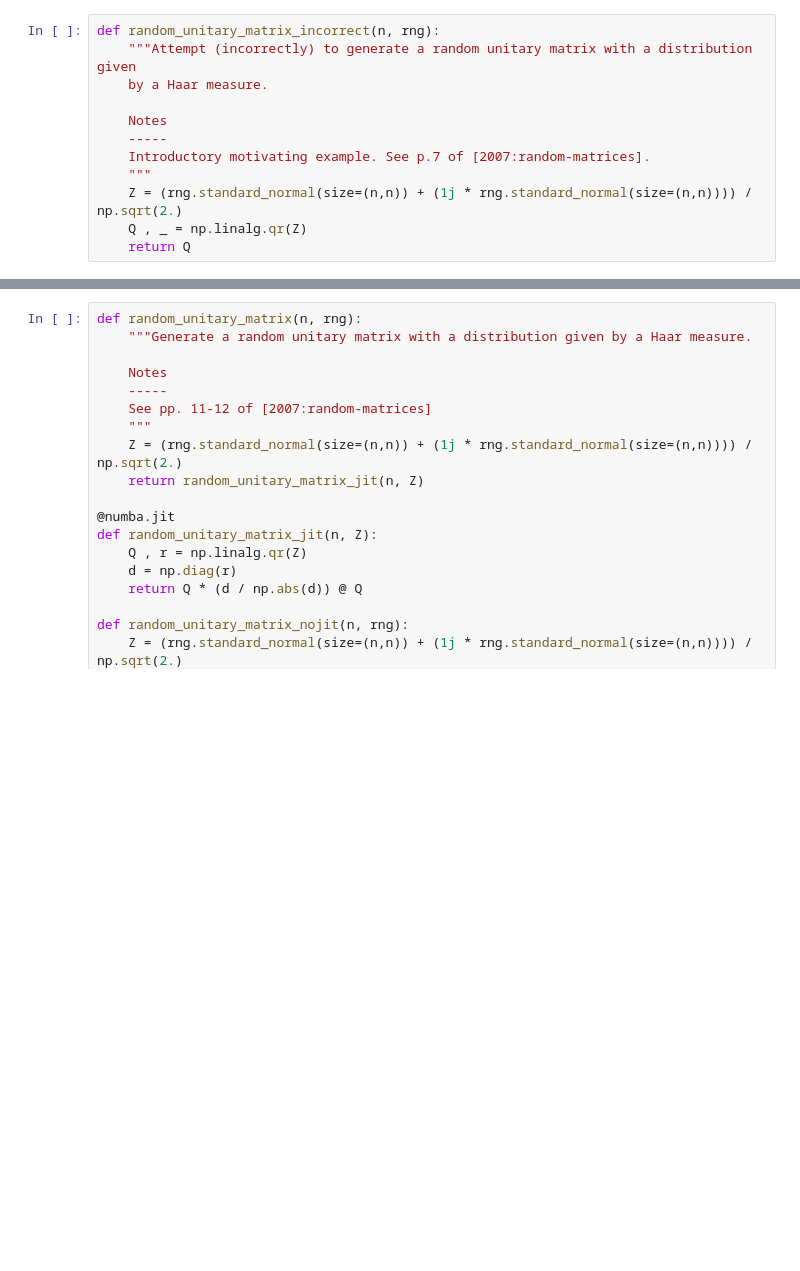
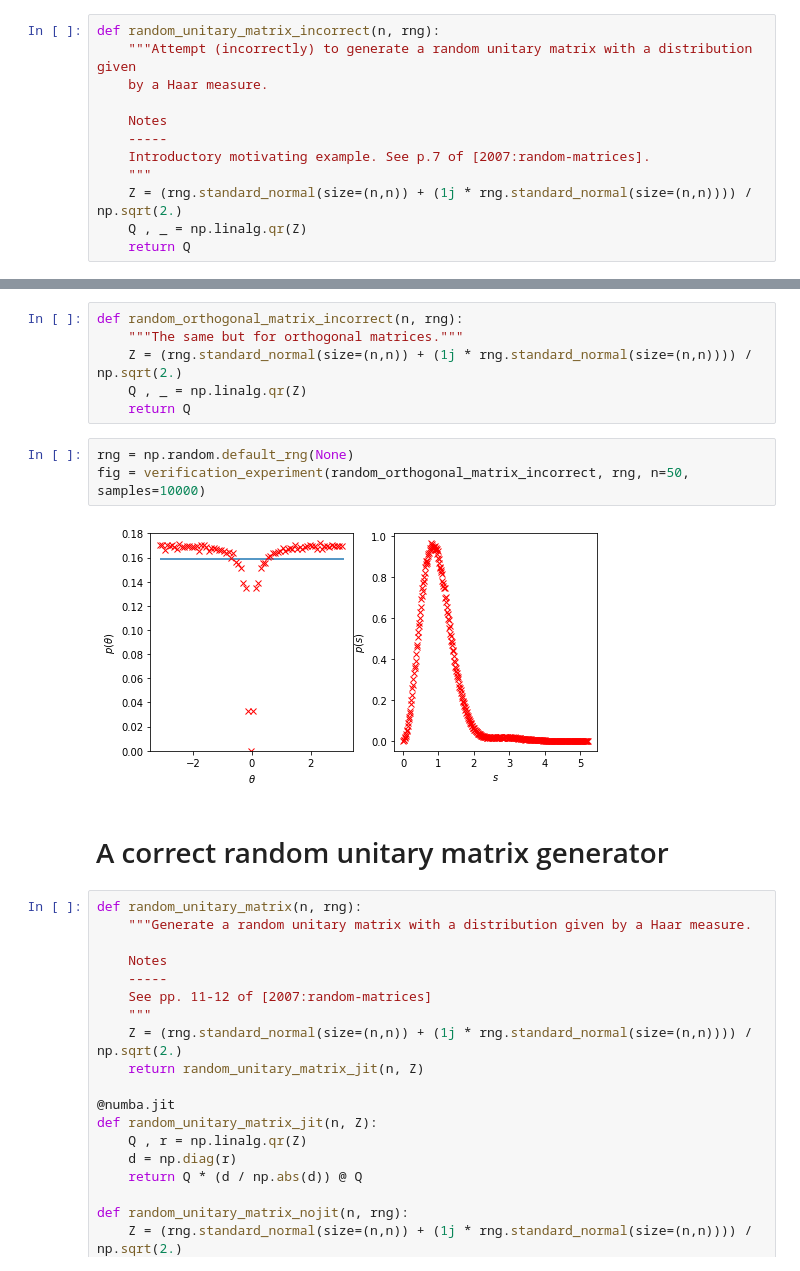
Before and after one commit to pocs-anguilla/anguilla, a Jupyter notebook: notebooks/prototypes/random_matrices.ipynb, the cells around one changed output, grey strips where cells are left out. Drawn from its saved outputs; the diff is of its cells as text; blank space fills up the shorter version.

```diff
--- a/notebooks/prototypes/random_matrices.ipynb
+++ b/notebooks/prototypes/random_matrices.ipynb
@@ -67,3 +71,16 @@ fig = verification_experiment(random_unitary_matrix_incorrect, rng, n=50, sample
+# %%
+def random_orthogonal_matrix_incorrect(n, rng):
+    """The same but for orthogonal matrices."""
+    Z = (rng.standard_normal(size=(n,n)) + (1j * rng.standard_normal(size=(n,n)))) / np.sqrt(2.)
+    Q , _ = np.linalg.qr(Z)
+    return Q
+# %%
+rng = np.random.default_rng(None)
+fig = verification_experiment(random_orthogonal_matrix_incorrect, rng, n=50, samples=10000)
+# %% [output]
+[figure, added]
+# %% [markdown]
+# A correct random unitary matrix generator
 # %%
 def random_unitary_matrix(n, rng):
     """Generate a random unitary matrix with a distribution given by a Haar measure.
```
Also changed, not shown: parts of 29 cells of this notebook, 4 other files.
